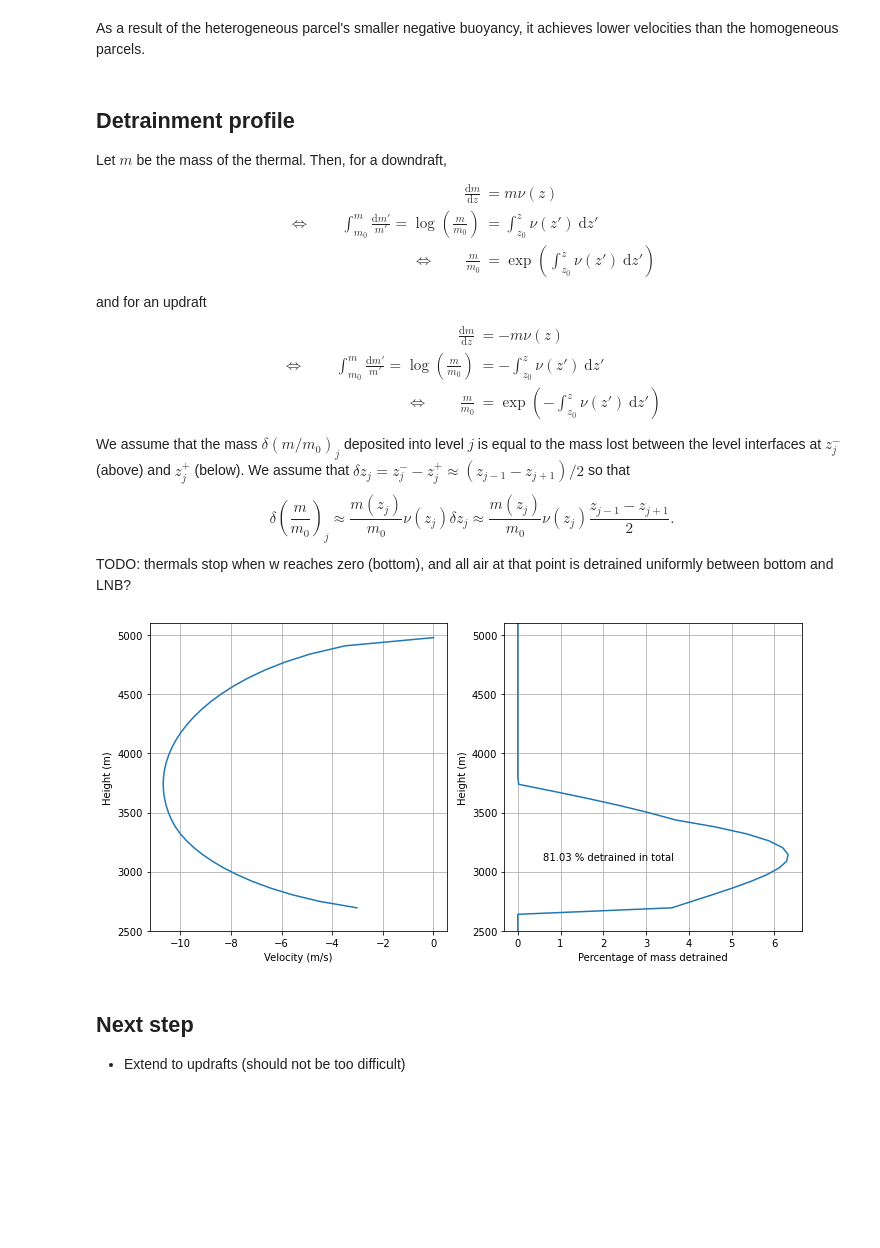
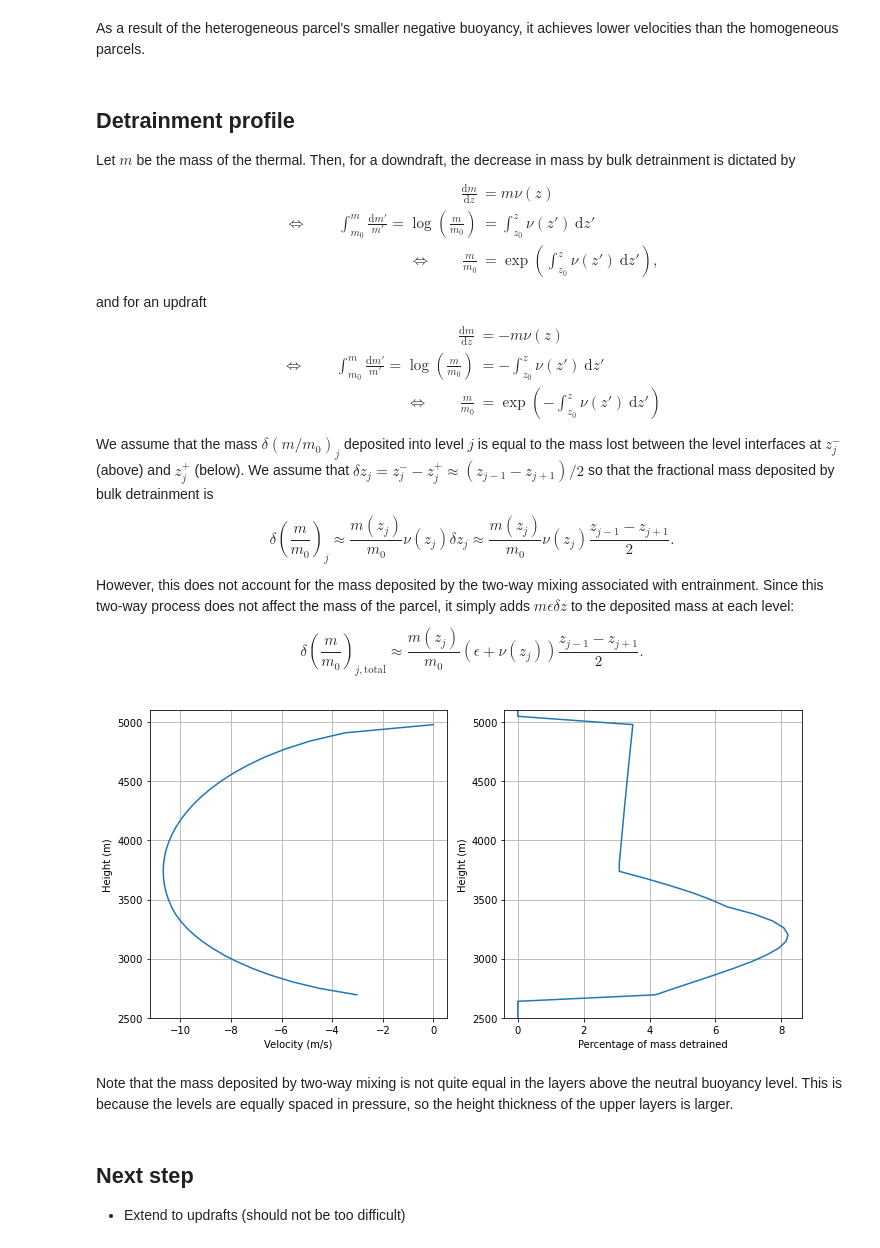
Before and after one commit to tschanzer/convection-scheme, a Jupyter notebook: notebooks/scheme_downdrafts.ipynb, the cells around one changed output. Cells and saved outputs as stored; diff of their text form; code cells hidden in the pictures; blank space fills up the shorter version.

Commit message:
Account for detrainment via two-way mixing

```diff
--- a/notebooks/scheme_downdrafts.ipynb
+++ b/notebooks/scheme_downdrafts.ipynb
@@ -599,7 +599,7 @@ plt.show()
 As a result of the heterogeneous parcel's smaller negative buoyancy, it achieves lower velocities than the homogeneous parcels.
 # %% [markdown]
 ## Detrainment profile
-Let $m$ be the mass of the thermal. Then, for a downdraft,
+Let $m$ be the mass of the thermal. Then, for a downdraft, the decrease in mass by bulk detrainment is dictated by
 $$
 \begin{align}
     \frac{\mathrm{d}m}{\mathrm{d}z} &= m \nu(z) \\
@@ -607,7 +607,7 @@ $$
     \int_{m_0}^m \frac{\mathrm{d}m'}{m'} = \log \left( \frac{m}{m_0} \right)
     &= \int_{z_0}^z \nu(z') ~\mathrm{d}z' \\
     \Leftrightarrow \qquad
-    \frac{m}{m_0} &= \exp \left( \int_{z_0}^z \nu(z') ~\mathrm{d}z' \right)
+    \frac{m}{m_0} &= \exp \left( \int_{z_0}^z \nu(z') ~\mathrm{d}z' \right),
 \end{align}
 $$
 and for an updraft
@@ -621,14 +621,17 @@ $$
     \frac{m}{m_0} &= \exp \left( -\int_{z_0}^z \nu(z') ~\mathrm{d}z' \right)
 \end{align}
 $$
-We assume that the mass $\delta(m/m_0)_j$ deposited into level $j$ is equal to the mass lost between the level interfaces at $z_j^-$ (above) and $z_j^+$ (below). We assume that $\delta z_j = z_j^- - z_j^+ \approx (z_{j-1} - z_{j+1})/2$ so that
+We assume that the mass $\delta(m/m_0)_j$ deposited into level $j$ is equal to the mass lost between the level interfaces at $z_j^-$ (above) and $z_j^+$ (below). We assume that $\delta z_j = z_j^- - z_j^+ \approx (z_{j-1} - z_{j+1})/2$ so that the fractional mass deposited by bulk detrainment is
 $$
     \delta \left( \frac{m}{m_0} \right)_j \approx \frac{m(z_j)}{m_0} \nu(z_j) \delta z_j
     \approx \frac{m(z_j)}{m_0} \nu(z_j) \frac{z_{j-1} - z_{j+1}}{2}.
 $$
-TODO: thermals stop when w reaches zero (bottom), and all air at that point is detrained uniformly between bottom and LNB?
+However, this does not account for the mass deposited by the two-way mixing associated with entrainment. Since this two-way process does not affect the mass of the parcel, it simply adds $m\epsilon\delta z$ to the deposited mass at each level:
+$$
+    \delta \left( \frac{m}{m_0} \right)_{j, \mathrm{total}} \approx \frac{m(z_j)}{m_0} (\epsilon + \nu(z_j)) \frac{z_{j-1} - z_{j+1}}{2}.
+$$
 # %%
-def detrained_mass(height, velocity, buoyancy, dnu_db):
+def detrained_mass(height, velocity, buoyancy, dnu_db, entrainment_rate):
     """
     Calculate the fractional mass detrained from a thermal at each level.
 
@@ -641,6 +644,7 @@ def detrained_mass(height, velocity, buoyancy, dnu_db):
             rate nu. When the buoyancy b is negative, nu is zero,
             and when b > 0, nu = b*dnu_db. The units of dnu_db should be
             s^2/m^2.
+        entrainment_rate: Entrainment rate.
 
     Returns:
         An array of mass detrained at each level, as a fraction of the
@@ -671,26 +675,26 @@ def detrained_mass(height, velocity, buoyancy, dnu_db):
     thickness[0] = height[0] - height[1]  # topmost layer
     thickness[-1] = height[-2] - height[-1]  # surface layer
     # change in fractional mass is approx. m * nu * delta z
-    m_deposited = m_remaining*nu*thickness
+    m_deposited = m_remaining*(entrainment_rate + nu)*thickness
     return np.where(np.isnan(m_deposited), 0*units.dimensionless, m_deposited)
 # %%
 m_detrained = detrained_mass(
-    height, w_analytic, b_mix, 3e-2*units.second**2/units.meter**2)
+    height, w_analytic, b_mix, 3e-2*units.second**2/units.meter**2, rate)
 # %%
 fig, (ax1, ax2) = plt.subplots(1, 2, figsize=(10,5))
 ax1.plot(w_analytic, height)
 ax1.set(xlabel='Velocity (m/s)', ylabel='Height (m)')
 ax2.plot(m_detrained*1e2, height)
 ax2.set(xlabel='Percentage of mass detrained', ylabel='Height (m)')
-ax2.text(0.6, 3100,
-         '{:.2f} % detrained in total'.format(np.sum(m_detrained.m)*1e2))
 ax1.set_ylim(2500, 5100)
 ax2.set_ylim(2500, 5100)
 ax1.grid()
 ax2.grid()
 fig.tight_layout()
 # %% [output]
-[figure, old version]
+[figure, new version]
+# %% [markdown]
+Note that the mass deposited by two-way mixing is not quite equal in the layers above the neutral buoyancy level. This is because the levels are equally spaced in pressure, so the height thickness of the upper layers is larger.
 # %% [markdown]
 ## Next step
 - Extend to updrafts (should not be too difficult)
```
Also changed, not shown: parts of 3 cells of this notebook, 3 other files.
